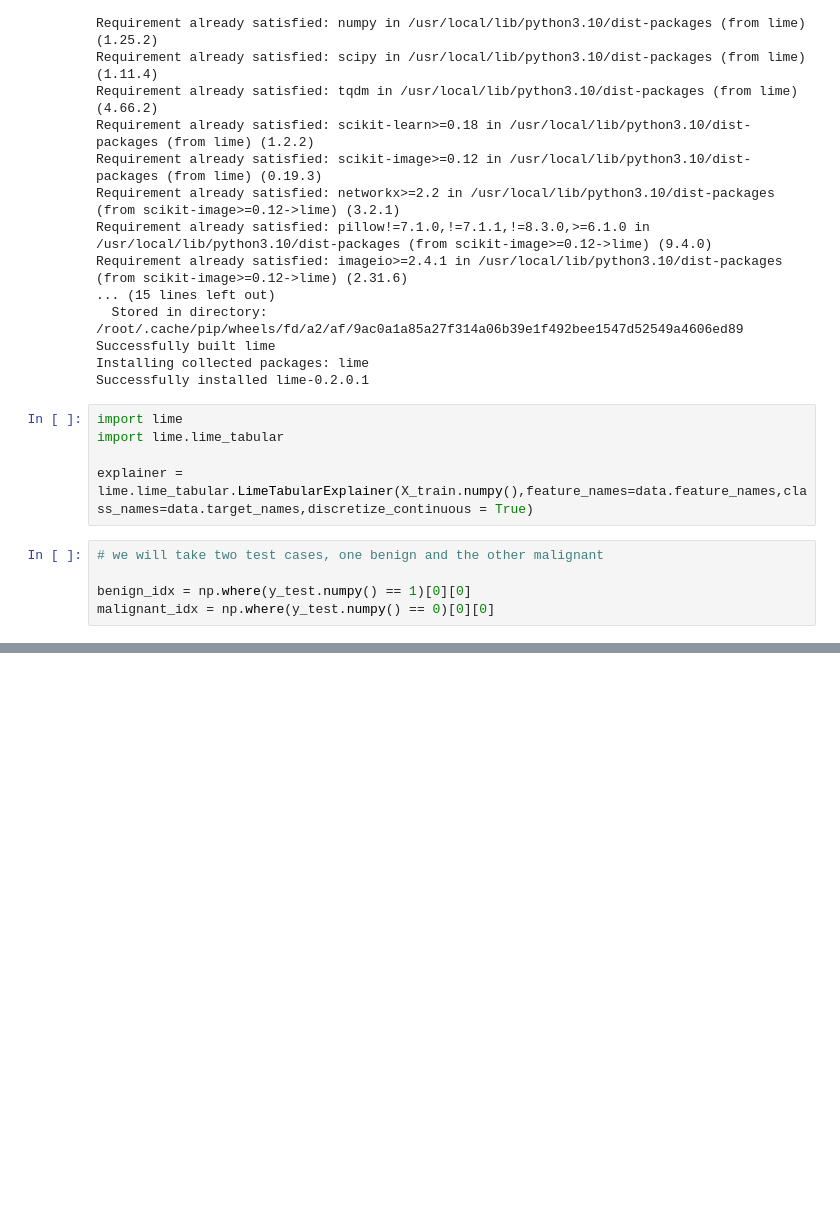
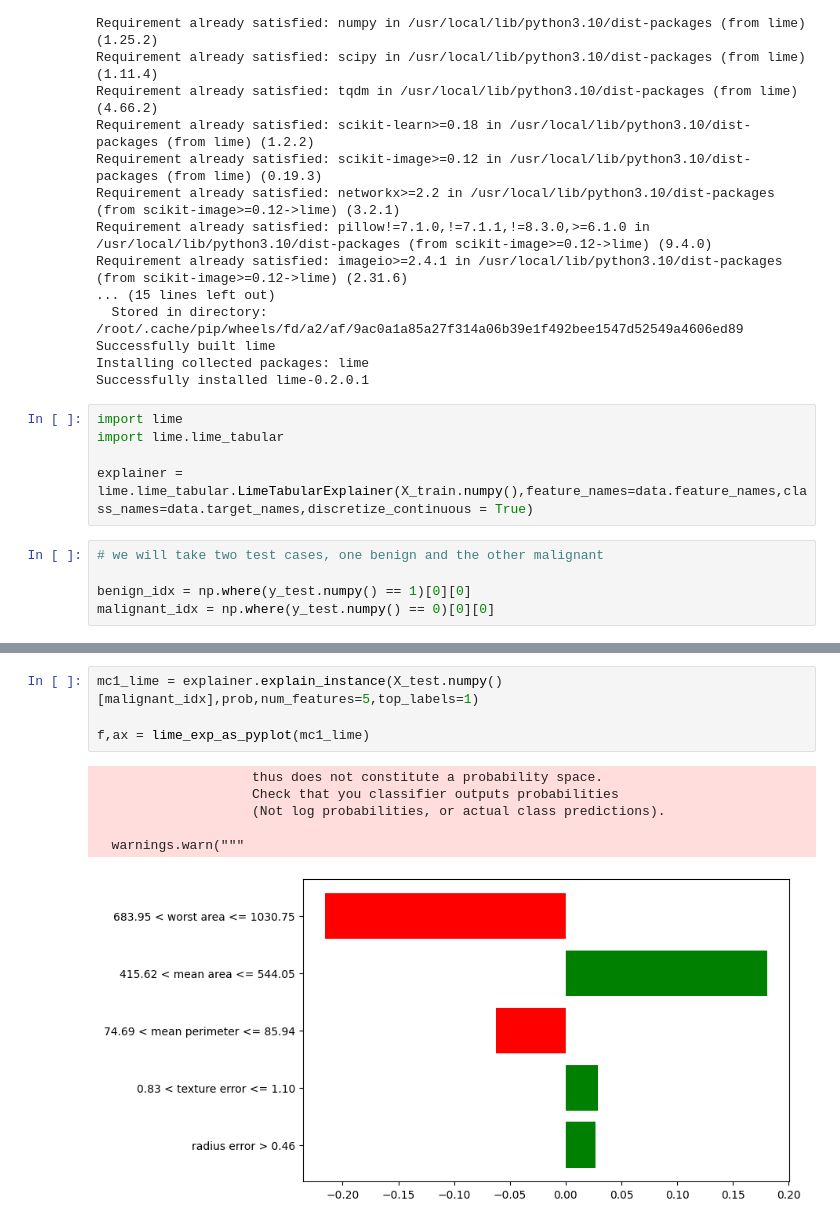
Before and after one commit to nikxlvii/pytorch, a Jupyter notebook: breast_cancer_diagnosis.ipynb, the cells around one changed output, grey strips where cells are left out. Drawn from its saved outputs; the diff is of its cells as text; blank space fills up the shorter version.

```diff
--- a/breast_cancer_diagnosis.ipynb
+++ b/breast_cancer_diagnosis.ipynb
@@ -129,0 +160,11 @@ malignant_idx = np.where(y_test.numpy() == 0)[0][0]
+# %%
+mc1_lime = explainer.explain_instance(X_test.numpy()[malignant_idx],prob,num_features=5,top_labels=1)
+
+f,ax = lime_exp_as_pyplot(mc1_lime)
+# %% [output]
+                    thus does not constitute a probability space.
+                    Check that you classifier outputs probabilities
+                    (Not log probabilities, or actual class predictions).
+
+  warnings.warn("""
+[figure, added]
```
Also changed, not shown: parts of 4 cells of this notebook.
